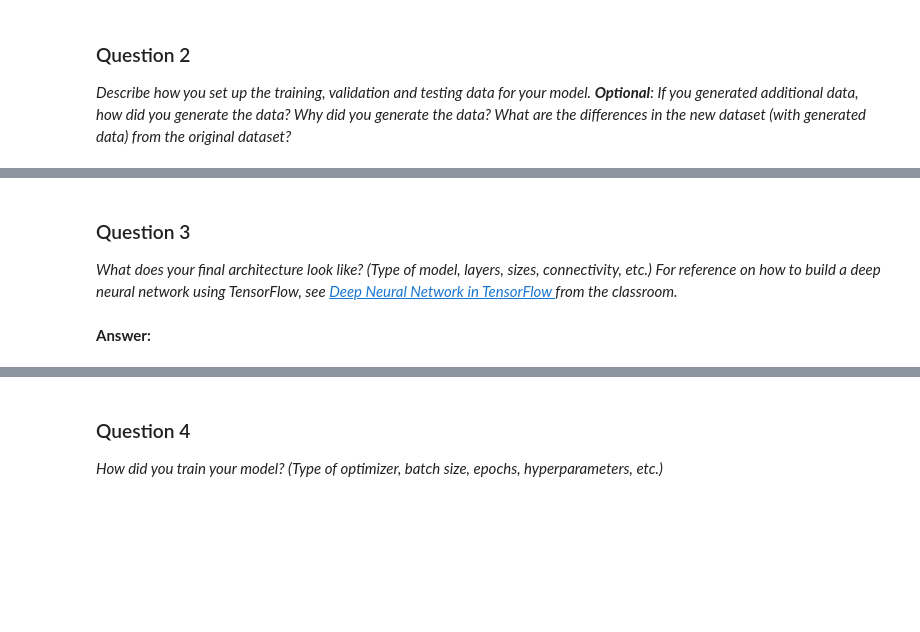
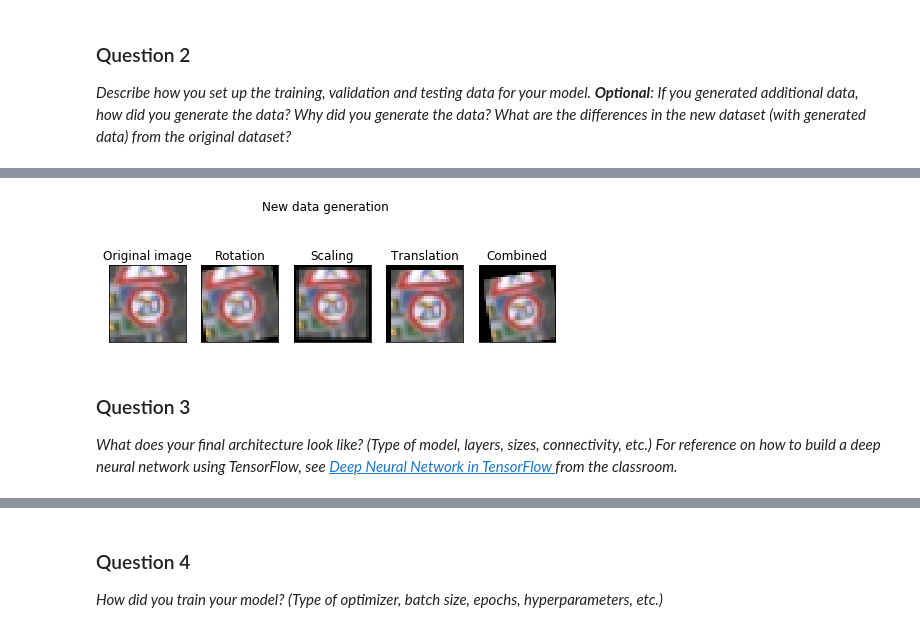
Before and after one commit to 2PetitsVerres/CarND-Traffic-Sign-Classifier-Project, a Jupyter notebook: Traffic_Sign_Classifier.ipynb, the cells around one changed output, grey strips where cells are left out. Cells and saved outputs as stored; diff of their text form; code cells hidden in the pictures; blank space fills up the shorter version.

```diff
--- a/Traffic_Sign_Classifier.ipynb
+++ b/Traffic_Sign_Classifier.ipynb
@@ -289,12 +325,12 @@ def rotate_and_scale(img, angle=0, scale=1):
     return cv2.warpAffine(img,M,(cols,rows))
 
 def translate(img, vector=(0,0)):
-    rows,cols = img.shape
+    rows,cols, *dummy = img.shape
     M = np.float32([[1,0,vector[0]],[0,1,vector[1]]])
     return cv2.warpAffine(img,M,(cols,rows))
 
 def transform_image(img):
-    angle_range = (-15., 15.)
+    angle_range = (-10., 10.)
     scale_range = (.9,1.1)
     trans_range = (-2,3)      # 3 because randint give a <= X < b
 
@@ -325,7 +361,6 @@ def create_data(data, labels):
     return a,b
 
 X_train_norm_inflated, y_train_norm_inflated = create_data(X_train_norm, y_train_norm)
-X_train_norm = None
 # %% [markdown]
 ### Question 2
 
@@ -343,3 +386,48 @@ TODO
+# %%
+fig = plt.figure(figsize=(8,3))
+fig.suptitle('New data generation')
+
+img = np.copy(X_train[0])
+
+ax = fig.add_subplot(1,5,1)
+ax.imshow(img)
+plt.title('Original image')
+ax.axes.get_xaxis().set_visible(False)
+ax.axes.get_yaxis().set_visible(False)
+
+# rotation
+img_r = rotate_and_scale(img, angle=10, scale=1)
+ax = fig.add_subplot(1,5,2)
+ax.imshow(img_r)
+plt.title('Rotation')
+ax.axes.get_xaxis().set_visible(False)
+ax.axes.get_yaxis().set_visible(False)
+
+# scale
+img_s = rotate_and_scale(img, angle=0, scale=.9)
+ax = fig.add_subplot(1,5,3)
+ax.imshow(img_s)
+plt.title('Scaling')
+ax.axes.get_xaxis().set_visible(False)
+ax.axes.get_yaxis().set_visible(False)
+
+# translation
+img_t = translate(img, vector=(2,2))
+ax = fig.add_subplot(1,5,4)
+ax.imshow(img_t)
+plt.title('Translation')
+ax.axes.get_xaxis().set_visible(False)
+ax.axes.get_yaxis().set_visible(False)
+
+# translation
+img_c = translate(rotate_and_scale(img,angle=10, scale=.9), vector=(2,2))
+ax = fig.add_subplot(1,5,5)
+ax.imshow(img_c)
+plt.title('Combined')
+ax.axes.get_xaxis().set_visible(False)
+ax.axes.get_yaxis().set_visible(False)
+# %% [output]
+[figure, added]
 # %%
 ### Define your architecture here.
 ### Feel free to use as many code cells as needed.
@@ -408,5 +496,3 @@ def network(x, dropout):
 
 _What does your final architecture look like? (Type of model, layers, sizes, connectivity, etc.)  For reference on how to build a deep neural network using TensorFlow, see [Deep Neural Network in TensorFlow
 ](https://classroom.udacity.com/nanodegrees/nd013/parts/fbf77062-5703-404e-b60c-95b78b2f3f9e/modules/6df7ae49-c61c-4bb2-a23e-6527e69209ec/lessons/b516a270-8600-4f93-a0a3-20dfeabe5da6/concepts/83a3a2a2-a9bd-4b7b-95b0-eb924ab14432) from the classroom._
-# %% [markdown]
-**Answer:**
```
Also changed, not shown: parts of 23 cells of this notebook.
